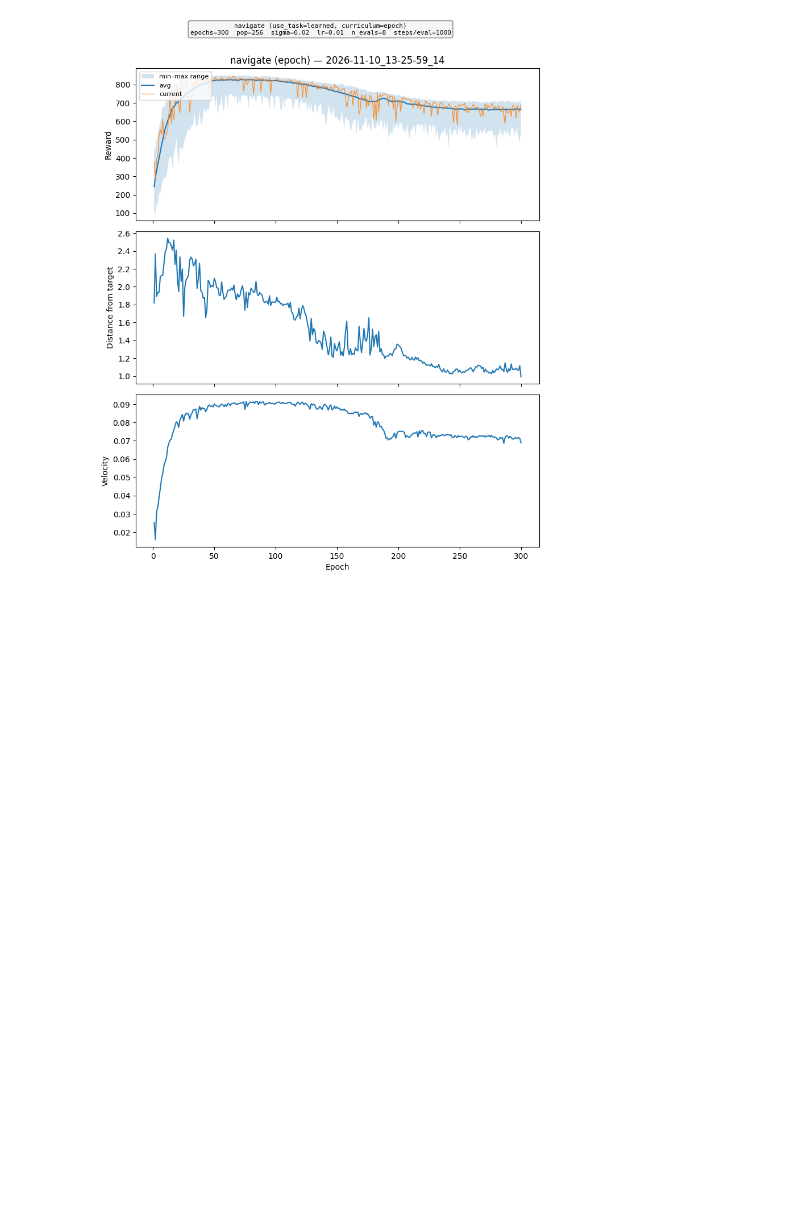
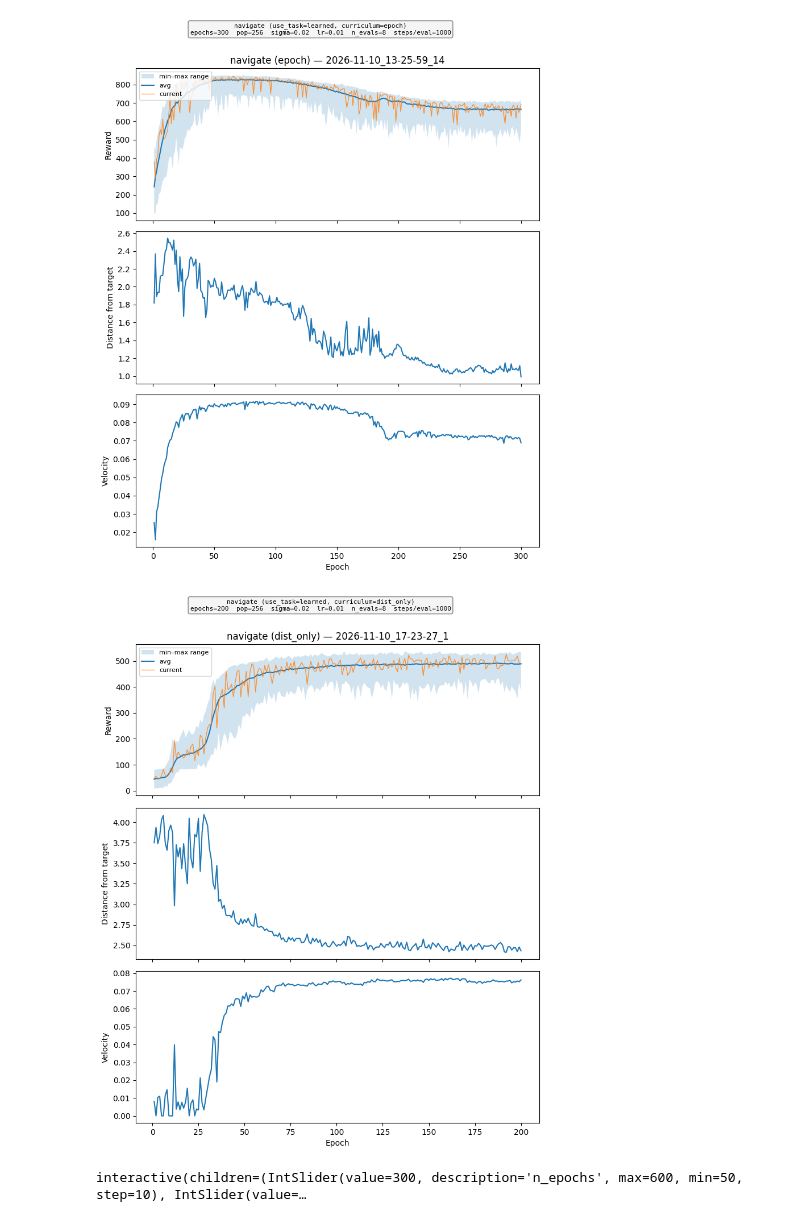
Before and after one commit to rsatapat/ncap-swimmer, a Jupyter notebook: track_model.ipynb, the cells around one changed output. Drawn from its saved outputs; the diff is of its cells as text; code cells hidden in the pictures; blank space fills up the shorter version.

```diff
--- a/track_model.ipynb
+++ b/track_model.ipynb
@@ -21,7 +22,8 @@ dir = r"D:\ncap-swimmer\FromGPUSERVER"
 # combine them into one continuous plot. 2026-11-09_19-58-51_29 is a
 # separate, standalone run.
 combined_runs = ["2026-11-06_10-38-56_12", "2026-11-06_16-56-27_14"]
-solo_runs = ["2026-11-05_19-01-48_27", "2026-11-09_19-58-51_29", "2026-11-09_23-50-44_18", "2026-11-10_13-25-59_14"]
+solo_runs = ["2026-11-05_19-01-48_27", "2026-11-09_19-58-51_29", "2026-11-09_23-50-44_18", \
+    "2026-11-10_13-25-59_14", "2026-11-10_17-23-27_1"]
 
 combined_csvs = [os.path.join(dir, name, "progress.csv") for name in combined_runs]
 try:
@@ -51,8 +54,9 @@ Plotting training progress for D:\ncap-swimmer\FromGPUSERVER\2026-11-10_13-25-59
 [figure]
 [figure]
 [figure]
 [figure]
 [figure]
+[figure, added]
 # %%
 sweep_csv = os.path.join(r"D:\ncap-swimmer\outputs\<run>", "sweep_results.csv")
 
@@ -63,9 +67,12 @@ plot_sweep_final_distance(sweep_csv, save=True, save_dir=r"D:\ncap-swimmer")  #
 widgets.interact(
     plot_reward_weight_schedule,
     n_epochs=widgets.IntSlider(min=50, max=600, step=10, value=300, description='n_epochs'),
-    speed_tau=widgets.IntSlider(min=5, max=150, step=5, value=40, description='speed_tau'),
-    dir_width=widgets.IntSlider(min=5, max=150, step=5, value=40, description='dir_width'),
+    speed_tau=widgets.IntSlider(min=5, max=300, step=5, value=40, description='speed_tau'),
+    dir_peak_epoch=widgets.IntSlider(min=0, max=600, step=10, value=90, description='dir_peak_epoch'),
+    dir_width=widgets.IntSlider(min=5, max=300, step=5, value=40, description='dir_width'),
     dist_start_epoch=widgets.IntSlider(min=0, max=600, step=10, value=160, description='dist_start_epoch'),
-    dist_tau=widgets.IntSlider(min=5, max=150, step=5, value=60, description='dist_tau'),
+    dist_tau=widgets.IntSlider(min=5, max=300, step=5, value=60, description='dist_tau'),
     temperature=widgets.FloatSlider(min=0.1, max=2.0, step=0.1, value=0.5, description='temperature'),
 );
+# %% [output]
+interactive(children=(IntSlider(value=300, description='n_epochs', max=600, min=50, step=10), IntSlider(value=…
```
Also changed, not shown: parts of 3 cells of this notebook, 4 other files.
